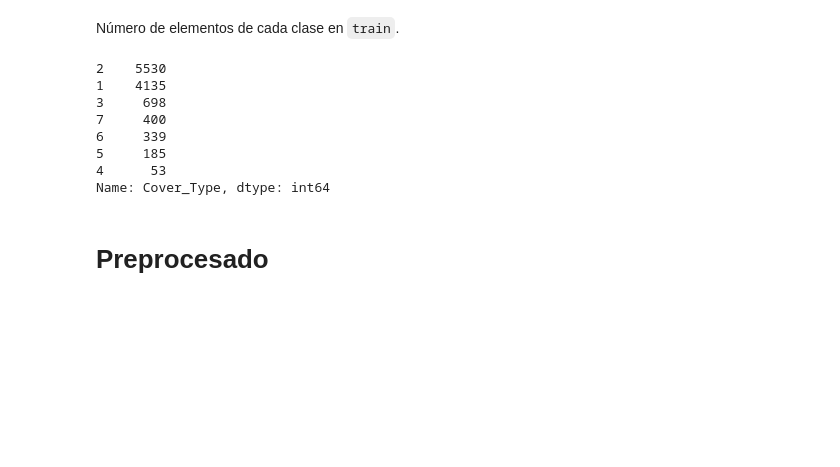
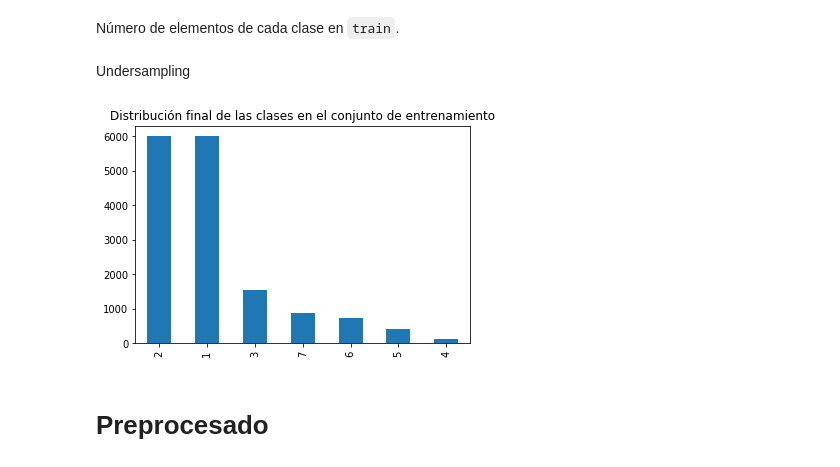
Before and after one commit to Ludvins/DGIIM_ProyectoAA, a Jupyter notebook: Proyecto.ipynb, the cells around one changed output. Drawn from its saved outputs; the diff is of its cells as text; code cells hidden in the pictures; blank space fills up the shorter version.

```diff
--- a/Proyecto.ipynb
+++ b/Proyecto.ipynb
@@ -89,13 +68,4 @@ X_train, X_val, y_train, y_val = train_test_split(X_train, y_train, train_size=1
 # %% [markdown]
 Número de elementos de cada clase en `train`.
-# %%
-y_train.value_counts()
-# %% [output]
-2    5530
-1    4135
-3     698
-7     400
-6     339
-5     185
-4      53
-Name: Cover_Type, dtype: int64
+# %% [markdown]
+Undersampling
@@ -102,3 +92,7 @@ Name: Cover_Type, dtype: int64
+# %%
+y_train.value_counts().plot(kind='bar', title='Distribución final de las clases en el conjunto de entrenamiento');
+# %% [output]
+[figure, added]
 # %% [markdown]
 # Preprocesado
 # %% [markdown]
```
Also changed, not shown: parts of 13 cells of this notebook, 1 other file.
